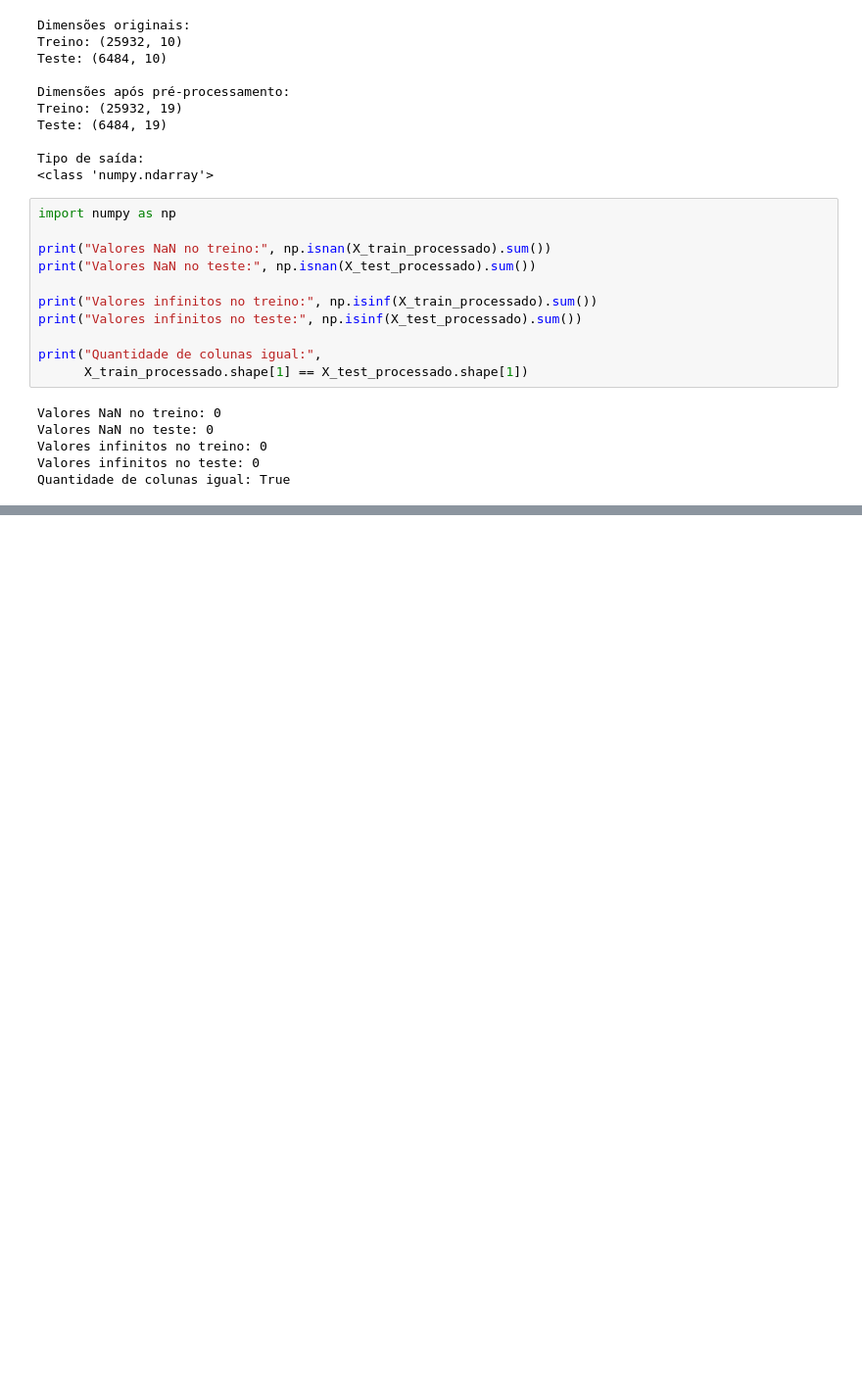
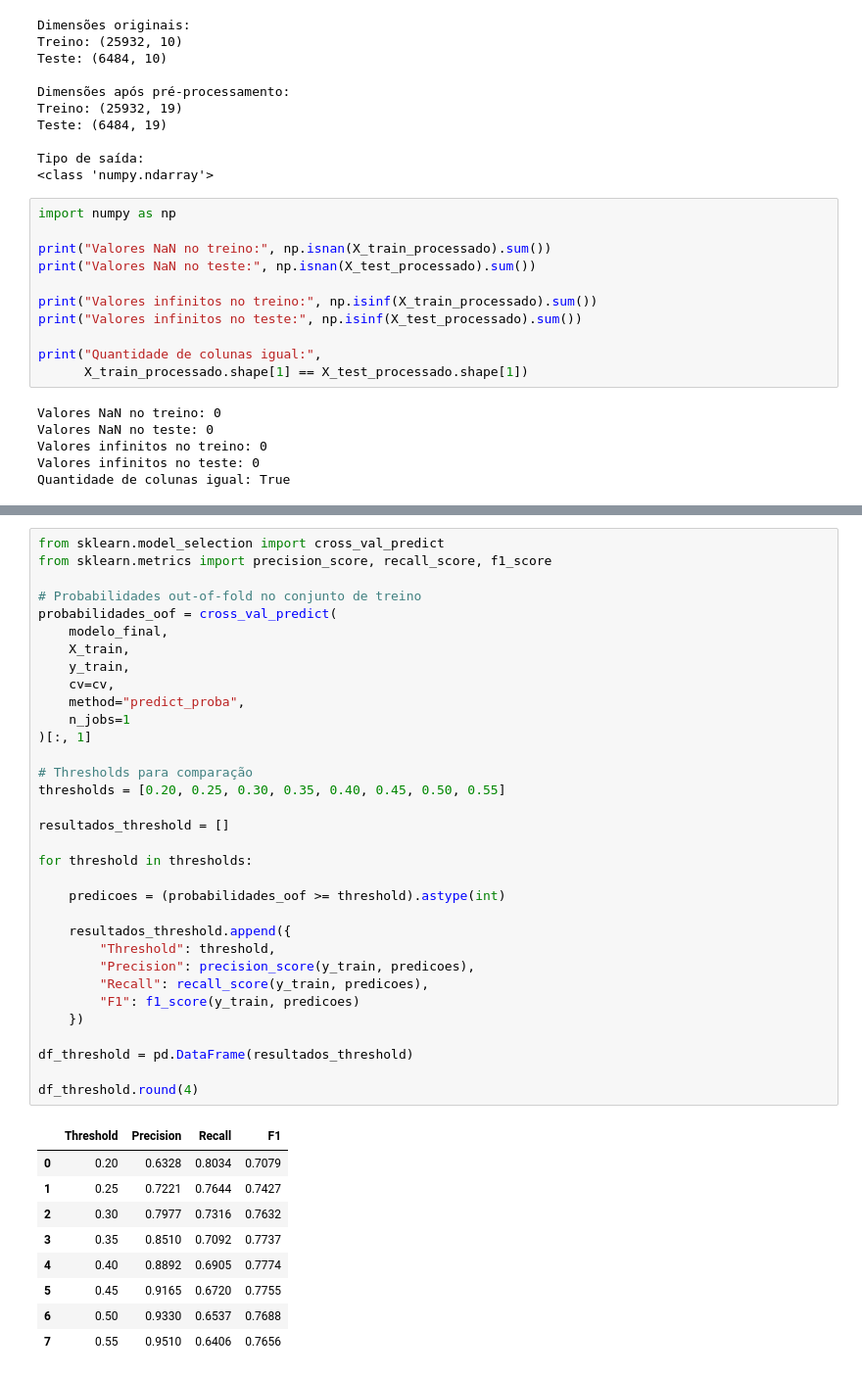
Before and after one commit to stefanolaurito/projeto-risco-credito, a Jupyter notebook: notebooks/01_eda.ipynb, the cells around one changed output, grey strips where cells are left out. Shown at 98% size. Saved outputs shown, nothing was run; the diff lists cells and outputs as text; blank space fills up the shorter version.

```diff
--- a/notebooks/01_eda.ipynb
+++ b/notebooks/01_eda.ipynb
@@ -631,0 +1142,43 @@ Quantidade de colunas igual: True
+# %%
+from sklearn.model_selection import cross_val_predict
+from sklearn.metrics import precision_score, recall_score, f1_score
+
+# Probabilidades out-of-fold no conjunto de treino
+probabilidades_oof = cross_val_predict(
+    modelo_final,
+    X_train,
+    y_train,
+    cv=cv,
+    method="predict_proba",
+    n_jobs=1
+)[:, 1]
+
+# Thresholds para comparação
+thresholds = [0.20, 0.25, 0.30, 0.35, 0.40, 0.45, 0.50, 0.55]
+
+resultados_threshold = []
+
+for threshold in thresholds:
+
+    predicoes = (probabilidades_oof >= threshold).astype(int)
+
+    resultados_threshold.append({
+        "Threshold": threshold,
+        "Precision": precision_score(y_train, predicoes),
+        "Recall": recall_score(y_train, predicoes),
+        "F1": f1_score(y_train, predicoes)
+    })
+
+df_threshold = pd.DataFrame(resultados_threshold)
+
+df_threshold.round(4)
+# %% [output]
+|  | Threshold | Precision | Recall | F1 |
+| 0 | 0.20 | 0.6328 | 0.8034 | 0.7079 |
+| 1 | 0.25 | 0.7221 | 0.7644 | 0.7427 |
+| 2 | 0.30 | 0.7977 | 0.7316 | 0.7632 |
+| 3 | 0.35 | 0.8510 | 0.7092 | 0.7737 |
+| 4 | 0.40 | 0.8892 | 0.6905 | 0.7774 |
+| 5 | 0.45 | 0.9165 | 0.6720 | 0.7755 |
+| 6 | 0.50 | 0.9330 | 0.6537 | 0.7688 |
+| 7 | 0.55 | 0.9510 | 0.6406 | 0.7656 |
```
Also changed, not shown: parts of 19 cells of this notebook, 3 other files.
